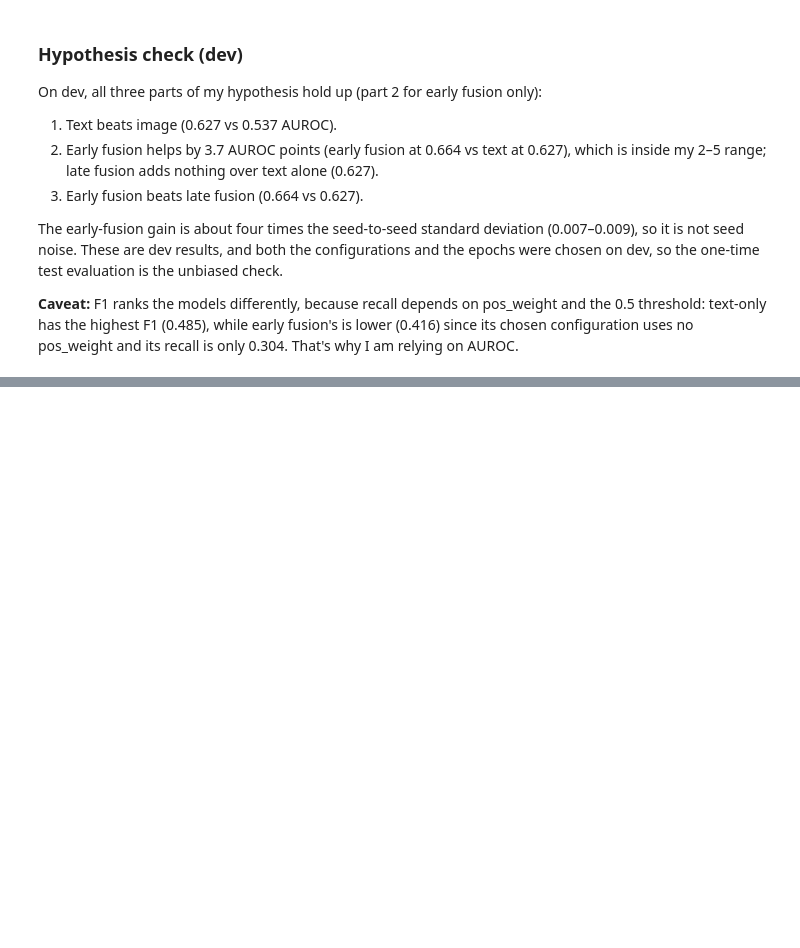
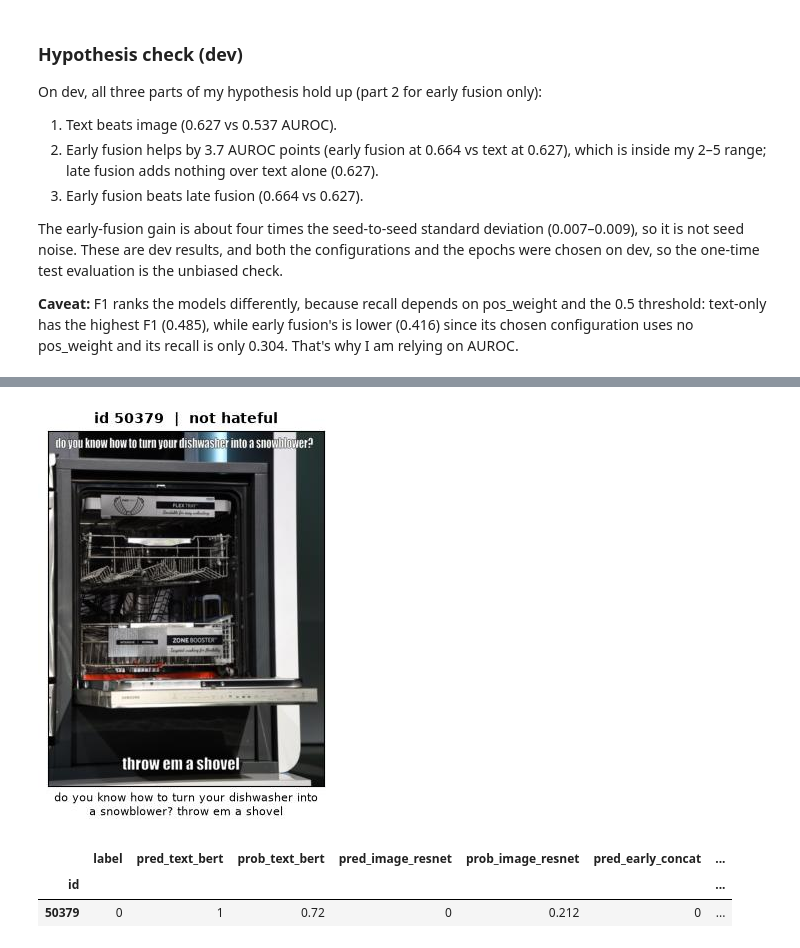
Before and after one commit to LUCIFER5671/hateful-memes, a Jupyter notebook: notebooks/lab3.ipynb, the cells around one changed output, grey strips where cells are left out. Saved outputs shown, nothing was run; the diff lists cells and outputs as text; code cells hidden in the pictures; blank space fills up the shorter version.

```diff
--- a/notebooks/lab3.ipynb
+++ b/notebooks/lab3.ipynb
@@ -330,0 +433,8 @@ The early-fusion gain is about four times the seed-to-seed standard deviation (0
+# %%
+from src import analysis as A
+from src.data import show_meme
+
+dis = A.disagreements()
+display(A.summary(dis).to_frame("count"))
+picks = A.pick_examples(dis)
+picks
@@ -330,0 +450,12 @@ The early-fusion gain is about four times the seed-to-seed standard deviation (0
+# %%
+mid = picks["fusion_right"][0]  # fusion right, a single model wrong
+assert mid == "50379"
+row = dev.set_index("id").loc[mid].copy(); row["id"] = mid
+show_meme(row, show_label=True); plt.show()
+dis.set_index("id").loc[[mid], ["label", "pred_text_bert", "prob_text_bert", "pred_image_resnet", "prob_image_resnet",
+                                "pred_early_concat", "prob_early_concat", "pred_late_avg", "prob_late_avg"]].round(3)
+# %% [output]
+[figure, added]
+|  | label | pred_text_bert | prob_text_bert | pred_image_resnet | prob_image_resnet | pred_early_concat | ... |
+| id |  |  |  |  |  |  | ... |
+| 50379 | 0 | 1 | 0.72 | 0 | 0.212 | 0 | ... |
```
Also changed, not shown: parts of 18 cells of this notebook, 21 other files.
